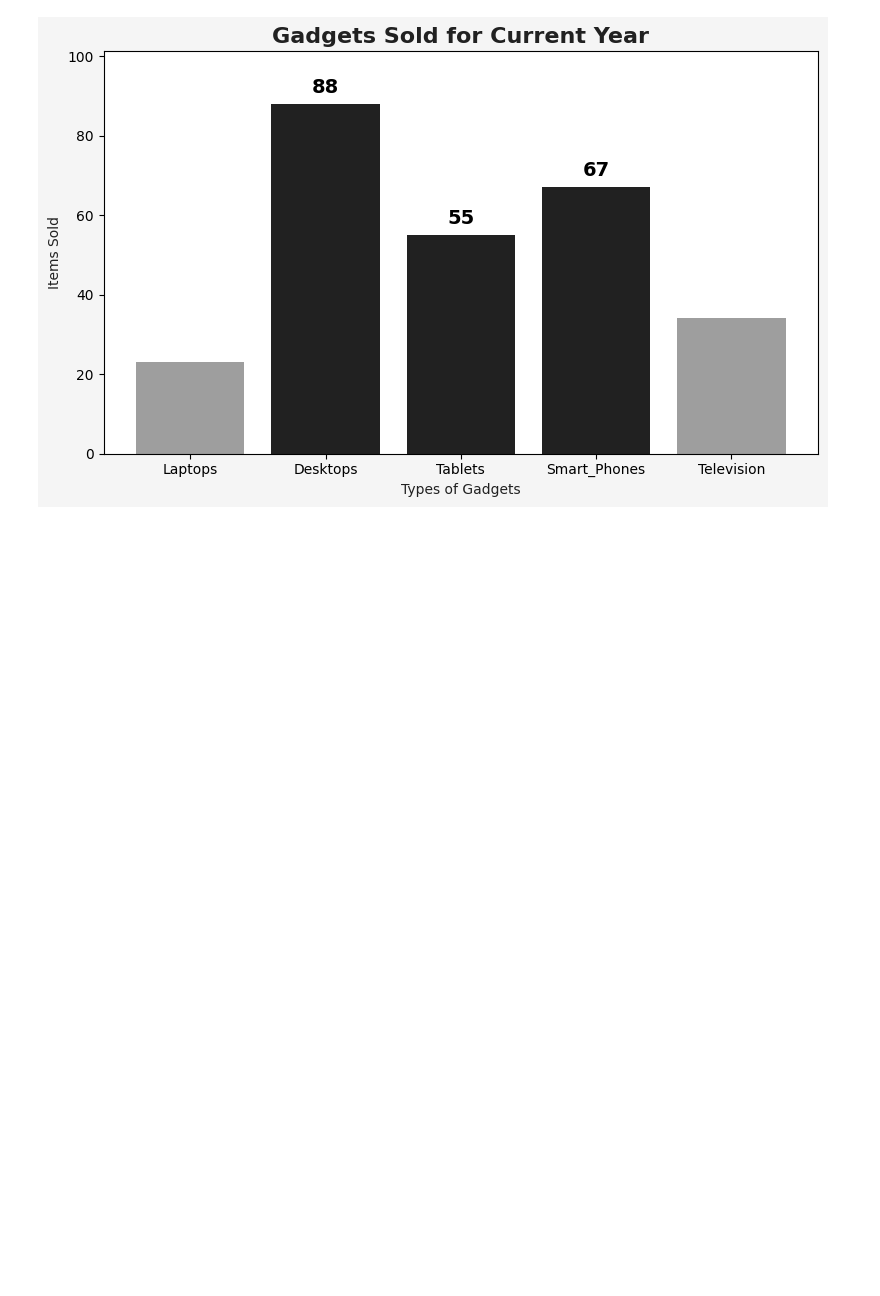
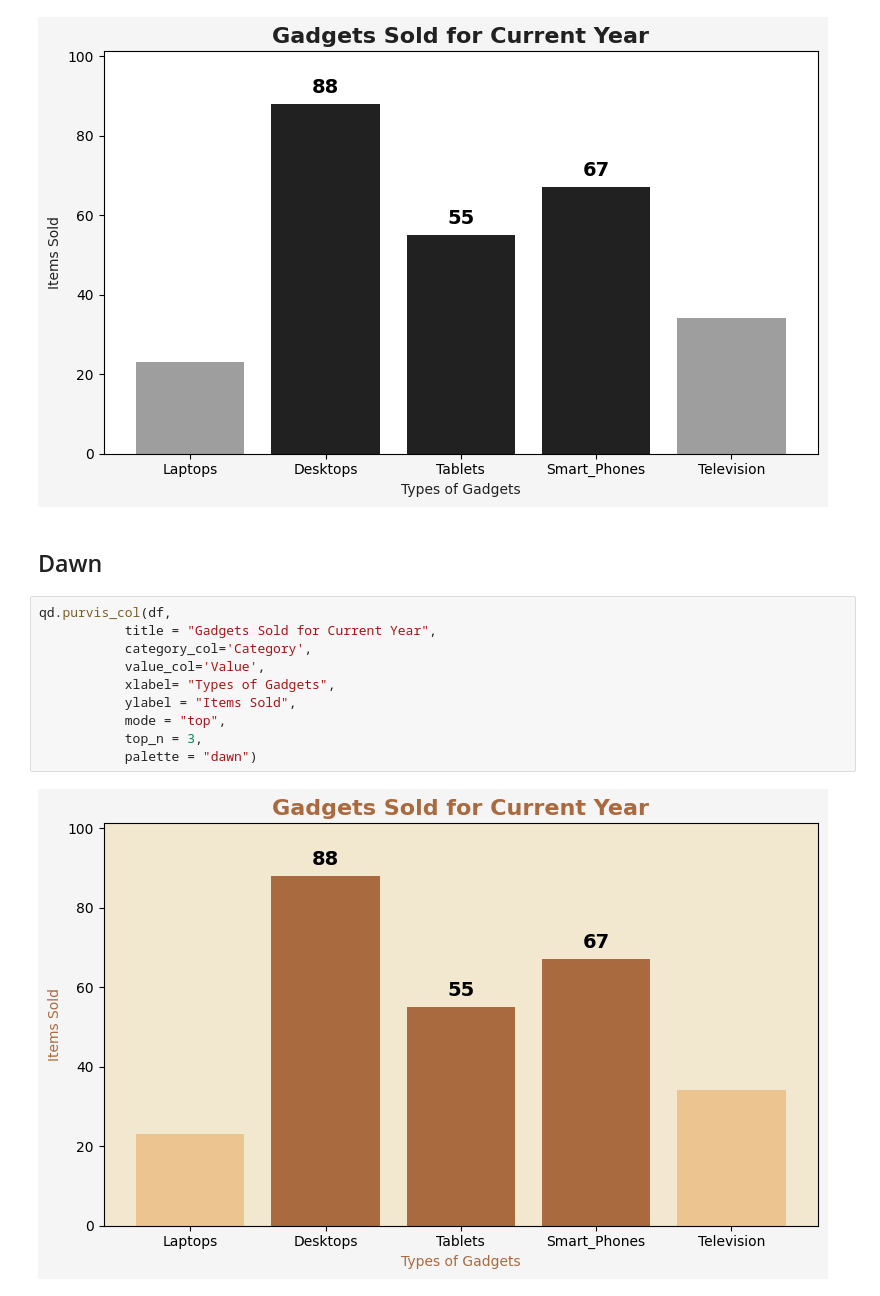
Before and after one commit to Dcroix/qdesc, a Jupyter notebook: QDesc Purvis Color Palette.ipynb, the cells around one changed output. Saved outputs shown, nothing was run; the diff lists cells and outputs as text; blank space fills up the shorter version.

Commit message:
Commit Changes
Added new color palette dawn and stern

```diff
--- a/QDesc Purvis Color Palette.ipynb
+++ b/QDesc Purvis Color Palette.ipynb
@@ -78,3 +78,17 @@ qd.purvis_col(df,
            palette = "mono")
 # %% [output]
 [figure]
+# %% [markdown]
+## Dawn
+# %%
+qd.purvis_col(df,
+           title = "Gadgets Sold for Current Year",
+           category_col='Category',
+           value_col='Value',
+           xlabel= "Types of Gadgets",
+           ylabel = "Items Sold",
+           mode = "top",
+           top_n = 3,
+           palette = "dawn")
+# %% [output]
+[figure, added]
```
Also changed, not shown: parts of 4 cells of this notebook.
